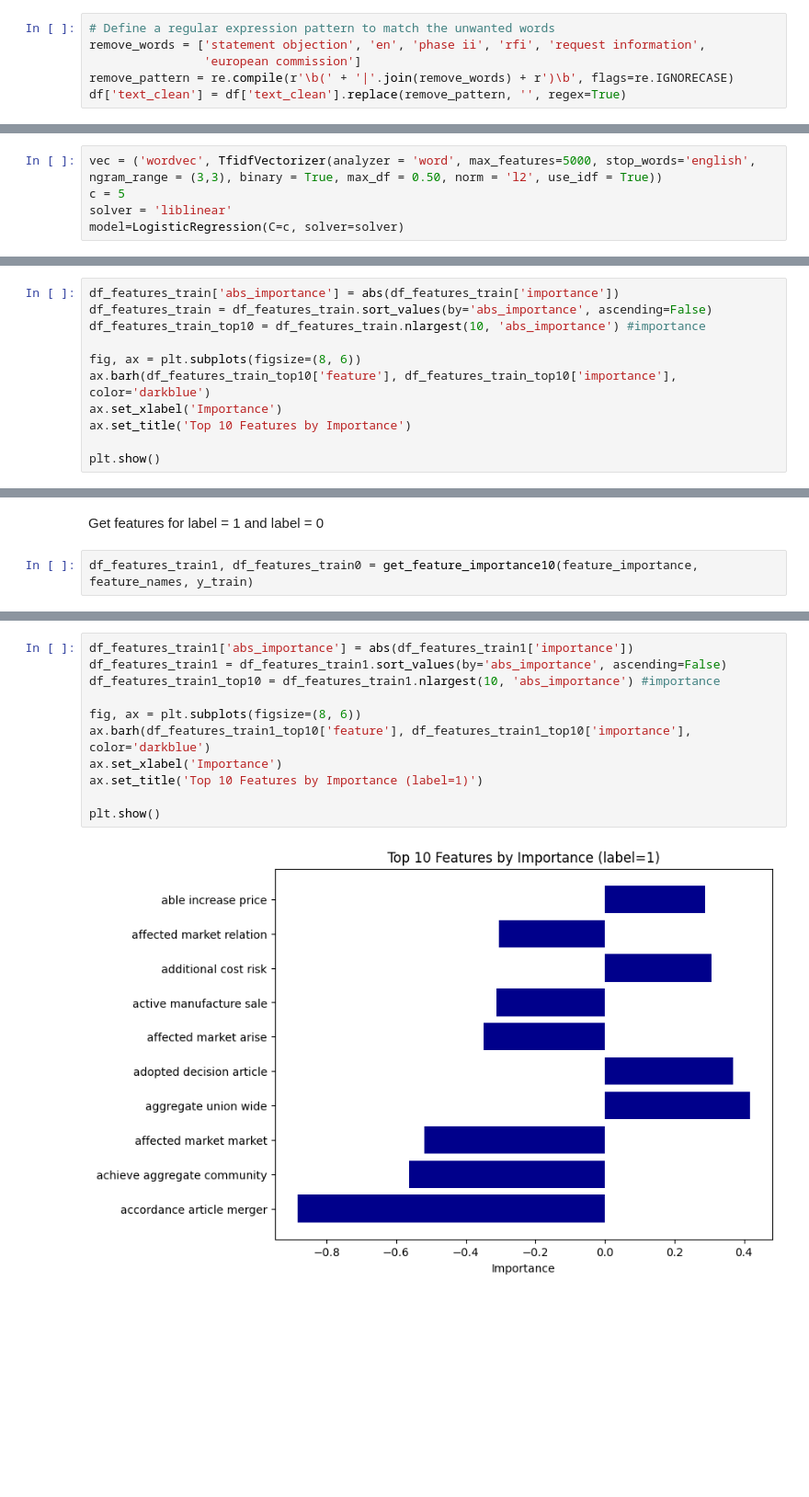
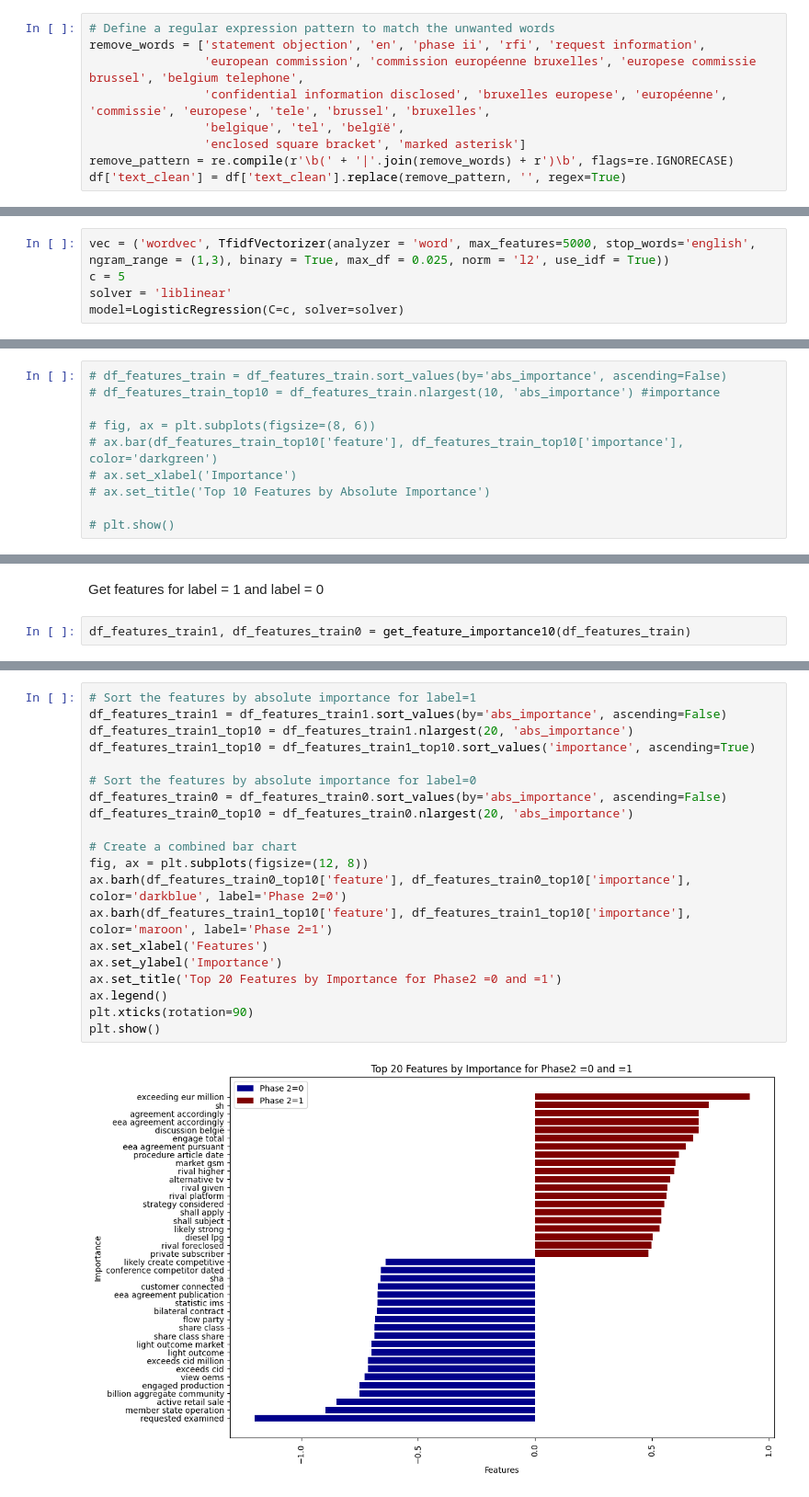
Before and after one commit to adellegia/predicting-merger-decision-outcomes, a Jupyter notebook: src/python/notebook/baseline_logit.ipynb, the cells around one changed output, grey strips where cells are left out. Shown at 92% size. Drawn from its saved outputs; the diff is of its cells as text; blank space fills up the shorter version.

Commit message:
Baseline logit and svm with feature importance, add gridsearch functions

```diff
--- a/src/python/notebook/baseline_logit.ipynb
+++ b/src/python/notebook/baseline_logit.ipynb
@@ -53,7 +53,10 @@ We need to remove some obvious words like 'european commission', 'statement obje
 # %%
 # Define a regular expression pattern to match the unwanted words
 remove_words = ['statement objection', 'en', 'phase ii', 'rfi', 'request information',
-                'european commission']
+                'european commission', 'commission européenne bruxelles', 'europese commissie brussel', 'belgium telephone',
+                'confidential information disclosed', 'bruxelles europese', 'européenne', 'commissie', 'europese', 'tele', 'brussel', 'bruxelles',
+                'belgique', 'tel', 'belgïë',
+                'enclosed square bracket', 'marked asterisk']
 remove_pattern = re.compile(r'\b(' + '|'.join(remove_words) + r')\b', flags=re.IGNORECASE)
 df['text_clean'] = df['text_clean'].replace(remove_pattern, '', regex=True)
 # %% [markdown]
@@ -223,7 +226,7 @@ for param_name in sorted(parameters.keys()):
         tfidf__norm: 'l2'
         tfidf__use_idf: True
 # %%
-vec = ('wordvec', TfidfVectorizer(analyzer = 'word', max_features=5000, stop_words='english', ngram_range = (3,3), binary = True, max_df = 0.50, norm = 'l2', use_idf = True))
+vec = ('wordvec', TfidfVectorizer(analyzer = 'word', max_features=5000, stop_words='english', ngram_range = (1,3), binary = True, max_df = 0.025, norm = 'l2', use_idf = True))
 c = 5
 solver = 'liblinear'
 model=LogisticRegression(C=c, solver=solver)
@@ -287,11 +290,10 @@ df_features_train.head(10)
 # %%
-df_features_train['abs_importance'] = abs(df_features_train['importance'])
-df_features_train = df_features_train.sort_values(by='abs_importance', ascending=False)
-df_features_train_top10 = df_features_train.nlargest(10, 'abs_importance') #importance
+# df_features_train = df_features_train.sort_values(by='abs_importance', ascending=False)
+# df_features_train_top10 = df_features_train.nlargest(10, 'abs_importance') #importance
 
-fig, ax = plt.subplots(figsize=(8, 6))
-ax.barh(df_features_train_top10['feature'], df_features_train_top10['importance'], color='darkblue')
-ax.set_xlabel('Importance')
-ax.set_title('Top 10 Features by Importance')
+# fig, ax = plt.subplots(figsize=(8, 6))
+# ax.bar(df_features_train_top10['feature'], df_features_train_top10['importance'], color='darkgreen')
+# ax.set_xlabel('Importance')
+# ax.set_title('Top 10 Features by Absolute Importance')
 
-plt.show()
+# plt.show()
@@ -300,4 +300,4 @@ plt.show()
 # %% [markdown]
 Get features for label = 1 and label = 0
 # %%
-df_features_train1, df_features_train0 = get_feature_importance10(feature_importance, feature_names, y_train)
+df_features_train1, df_features_train0 = get_feature_importance10(df_features_train)
@@ -322,13 +304,22 @@ df_features_train0.head()
 # %%
-df_features_train1['abs_importance'] = abs(df_features_train1['importance'])
+# Sort the features by absolute importance for label=1
 df_features_train1 = df_features_train1.sort_values(by='abs_importance', ascending=False)
-df_features_train1_top10 = df_features_train1.nlargest(10, 'abs_importance') #importance
+df_features_train1_top10 = df_features_train1.nlargest(20, 'abs_importance')
+df_features_train1_top10 = df_features_train1_top10.sort_values('importance', ascending=True)
 
-fig, ax = plt.subplots(figsize=(8, 6))
-ax.barh(df_features_train1_top10['feature'], df_features_train1_top10['importance'], color='darkblue')
-ax.set_xlabel('Importance')
-ax.set_title('Top 10 Features by Importance (label=1)')
+# Sort the features by absolute importance for label=0
+df_features_train0 = df_features_train0.sort_values(by='abs_importance', ascending=False)
+df_features_train0_top10 = df_features_train0.nlargest(20, 'abs_importance')
 
+# Create a combined bar chart
+fig, ax = plt.subplots(figsize=(12, 8))
+ax.barh(df_features_train0_top10['feature'], df_features_train0_top10['importance'], color='darkblue', label='Phase 2=0')
+ax.barh(df_features_train1_top10['feature'], df_features_train1_top10['importance'], color='maroon', label='Phase 2=1')
+ax.set_xlabel('Features')
+ax.set_ylabel('Importance')
+ax.set_title('Top 20 Features by Importance for Phase2 =0 and =1')
+ax.legend()
+plt.xticks(rotation=90)
 plt.show()
 # %% [output]
-[figure, old version]
+[figure, new version]
```
Also changed, not shown: parts of 11 cells of this notebook, 4 other files.
